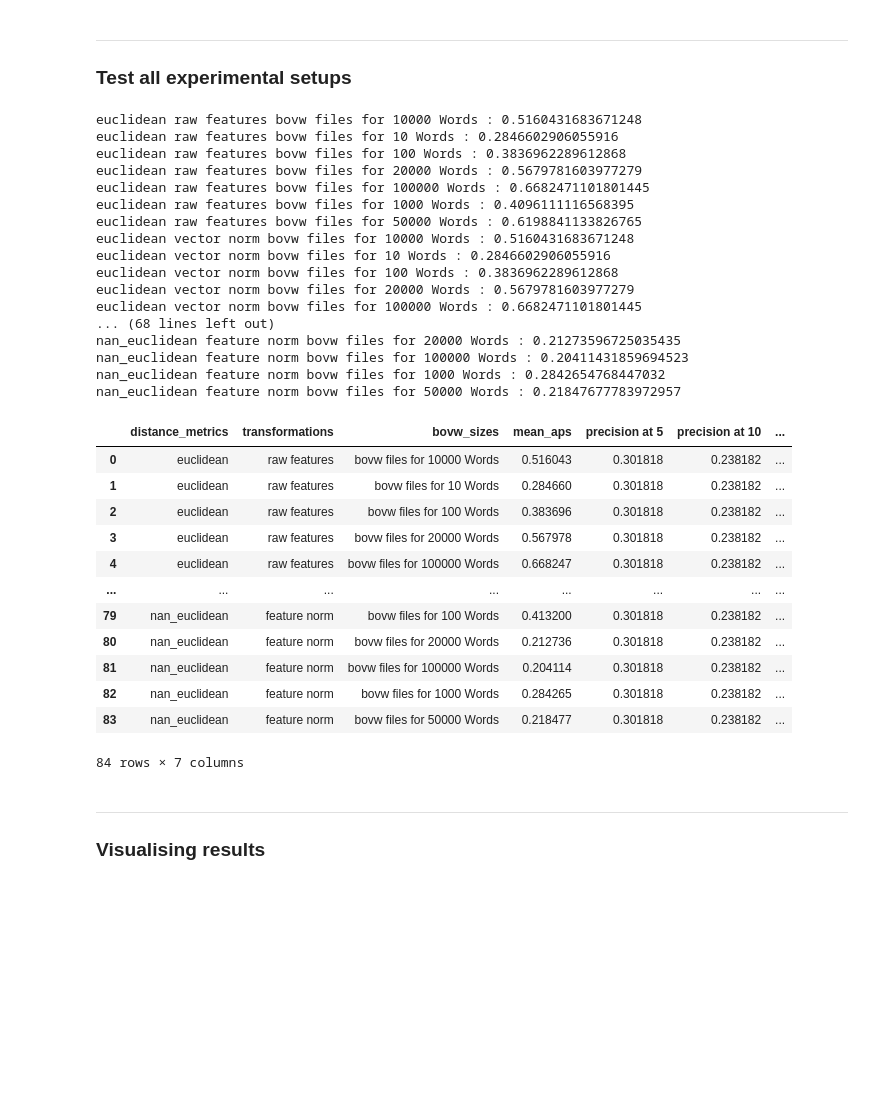
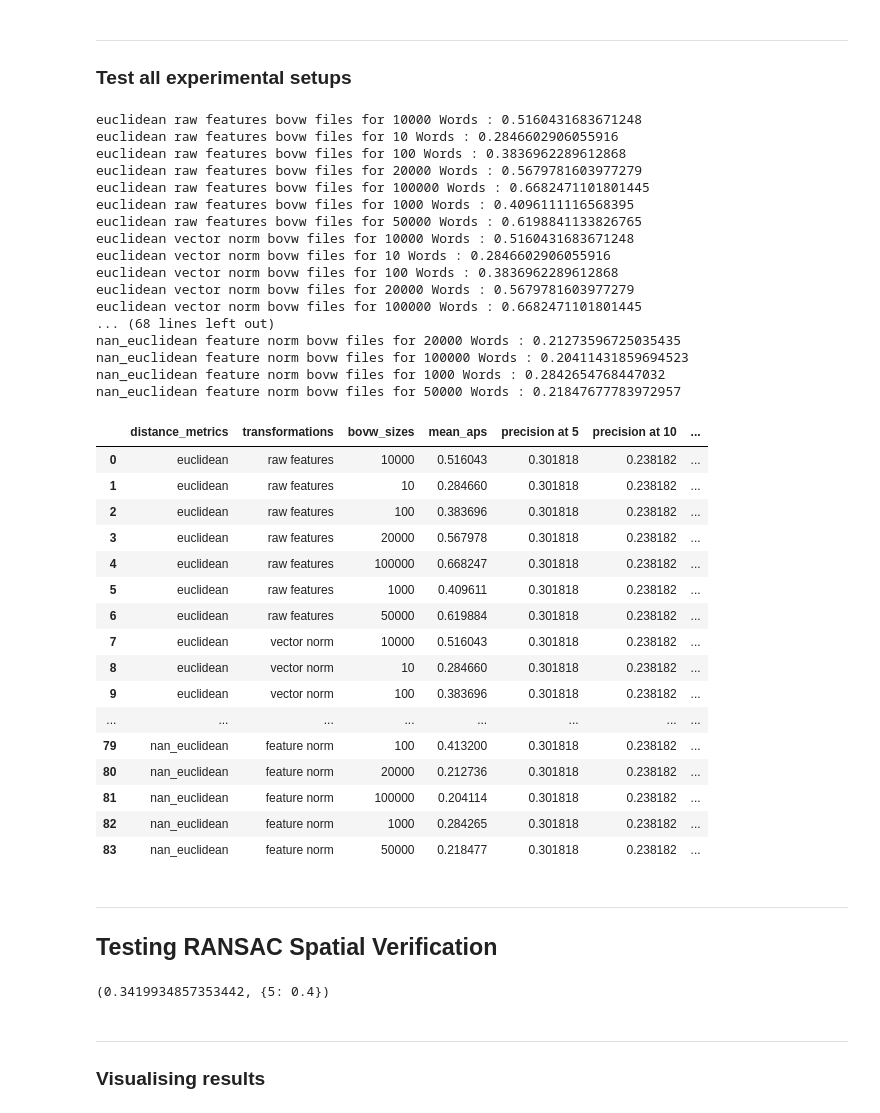
Before and after one commit to S-Arbor/Image-Retrieval-Project, a Jupyter notebook: sift_evaluator.ipynb, the cells around one changed output. Drawn from its saved outputs; the diff is of its cells as text; code cells hidden in the pictures; blank space fills up the shorter version.

Commit message:
added visualisations and trialed ransac'

```diff
--- a/sift_evaluator.ipynb
+++ b/sift_evaluator.ipynb
@@ -101,7 +125,7 @@ def compute_metrics(train_features, test_features, train_names, test_names, quer
 
     for (test_feature, test_feature_name) in zip(test_features.iterrows(), test_names):
         query_image_features = test_feature[1].values # extract the values for the iterrows row object
-        query_results = query_function(query_image_features = query_image_features, query_target_features = train_features, metric_function = metric_function)
+        query_results = query_function(query_image_features, train_features, metric_function)
         truth_values = query_results_to_truth_values(test_feature_name, query_results, train_names)
 
         average_precisions.append(average_precision(truth_values))
@@ -325,46 +349,79 @@ for (metric_name, metric_function) in test_distance_metrics.items():
 
             print("{} {} {} : {}".format(metric_name, transformation, bovw_size, mean_ap))
             results['distance_metrics'].append(metric_name)
             results['transformations'].append(transformation)
-            results['bovw_sizes'].append(bovw_size)
+            results['bovw_sizes'].append(bovw_size.split(' ')[3])
             results['mean_aps'].append(mean_ap)
             for (k, p_at_k) in p_at_k.items():
                 results["precision at {}".format(k)] = p_at_k
 
 
 results_df = pd.DataFrame(results)
 results_df
 # %% [output]
 euclidean raw features bovw files for 10000 Words : 0.5160431683671248
 euclidean raw features bovw files for 10 Words : 0.2846602906055916
 euclidean raw features bovw files for 100 Words : 0.3836962289612868
 euclidean raw features bovw files for 20000 Words : 0.5679781603977279
 euclidean raw features bovw files for 100000 Words : 0.6682471101801445
 euclidean raw features bovw files for 1000 Words : 0.4096111116568395
 euclidean raw features bovw files for 50000 Words : 0.6198841133826765
 euclidean vector norm bovw files for 10000 Words : 0.5160431683671248
 euclidean vector norm bovw files for 10 Words : 0.2846602906055916
 euclidean vector norm bovw files for 100 Words : 0.3836962289612868
 euclidean vector norm bovw files for 20000 Words : 0.5679781603977279
 euclidean vector norm bovw files for 100000 Words : 0.6682471101801445
 ... (68 lines left out)
 nan_euclidean feature norm bovw files for 20000 Words : 0.21273596725035435
 nan_euclidean feature norm bovw files for 100000 Words : 0.20411431859694523
 nan_euclidean feature norm bovw files for 1000 Words : 0.2842654768447032
 nan_euclidean feature norm bovw files for 50000 Words : 0.21847677783972957
 |  | distance_metrics | transformations | bovw_sizes | mean_aps | precision at 5 | precision at 10 | ... |
-| 0 | euclidean | raw features | bovw files for 10000 Words | 0.516043 | 0.301818 | 0.238182 | ... |
-| 1 | euclidean | raw features | bovw files for 10 Words | 0.284660 | 0.301818 | 0.238182 | ... |
-| 2 | euclidean | raw features | bovw files for 100 Words | 0.383696 | 0.301818 | 0.238182 | ... |
-| 3 | euclidean | raw features | bovw files for 20000 Words | 0.567978 | 0.301818 | 0.238182 | ... |
-| 4 | euclidean | raw features | bovw files for 100000 Words | 0.668247 | 0.301818 | 0.238182 | ... |
+| 0 | euclidean | raw features | 10000 | 0.516043 | 0.301818 | 0.238182 | ... |
+| 1 | euclidean | raw features | 10 | 0.284660 | 0.301818 | 0.238182 | ... |
+| 2 | euclidean | raw features | 100 | 0.383696 | 0.301818 | 0.238182 | ... |
+| 3 | euclidean | raw features | 20000 | 0.567978 | 0.301818 | 0.238182 | ... |
+| 4 | euclidean | raw features | 100000 | 0.668247 | 0.301818 | 0.238182 | ... |
+| 5 | euclidean | raw features | 1000 | 0.409611 | 0.301818 | 0.238182 | ... |
+| 6 | euclidean | raw features | 50000 | 0.619884 | 0.301818 | 0.238182 | ... |
+| 7 | euclidean | vector norm | 10000 | 0.516043 | 0.301818 | 0.238182 | ... |
+| 8 | euclidean | vector norm | 10 | 0.284660 | 0.301818 | 0.238182 | ... |
+| 9 | euclidean | vector norm | 100 | 0.383696 | 0.301818 | 0.238182 | ... |
 | ... | ... | ... | ... | ... | ... | ... | ... |
-| 79 | nan_euclidean | feature norm | bovw files for 100 Words | 0.413200 | 0.301818 | 0.238182 | ... |
-| 80 | nan_euclidean | feature norm | bovw files for 20000 Words | 0.212736 | 0.301818 | 0.238182 | ... |
-| 81 | nan_euclidean | feature norm | bovw files for 100000 Words | 0.204114 | 0.301818 | 0.238182 | ... |
-| 82 | nan_euclidean | feature norm | bovw files for 1000 Words | 0.284265 | 0.301818 | 0.238182 | ... |
-| 83 | nan_euclidean | feature norm | bovw files for 50000 Words | 0.218477 | 0.301818 | 0.238182 | ... |
+| 79 | nan_euclidean | feature norm | 100 | 0.413200 | 0.301818 | 0.238182 | ... |
+| 80 | nan_euclidean | feature norm | 20000 | 0.212736 | 0.301818 | 0.238182 | ... |
+| 81 | nan_euclidean | feature norm | 100000 | 0.204114 | 0.301818 | 0.238182 | ... |
+| 82 | nan_euclidean | feature norm | 1000 | 0.284265 | 0.301818 | 0.238182 | ... |
+| 83 | nan_euclidean | feature norm | 50000 | 0.218477 | 0.301818 | 0.238182 | ... |
-84 rows × 7 columns
+# %% [markdown]
+____
+## Testing RANSAC Spatial Verification
+# %%
+k_values = [5]
+stop = 1
+
+
+average_precisions = []
+precisions_at_k = {}
+for k in k_values:
+    precisions_at_k[k] = []
+
+for (test_image, test_image_name) in zip(oxford5k["attributes"]["test"]["images"][:1], oxford5k["attributes"]["test"]["names"][:1]):
+    query_results = ransac_query(test_image, oxford5k["attributes"]["train"]["images"])
+    truth_values = query_results_to_truth_values(test_image_name, query_results, oxford5k["attributes"]["train"]["names"])
+
+    average_precisions.append(average_precision(truth_values))
+    for k in precisions_at_k:
+        p_at_k = precision_at_k(truth_values, k, warnings=False)
+        precisions_at_k[k].append(p_at_k)
+
+for (k_value, list_of_precisions) in precisions_at_k.items():
+    precisions_at_k[k_value] = np.mean(list_of_precisions)
+
+results = (np.mean(average_precisions), precisions_at_k)
+print(results)
+# %% [output]
+(0.3419934857353442, {5: 0.4})
 # %% [markdown]
 ____
 ### Visualising results
```
Also changed, not shown: parts of 11 cells of this notebook.
